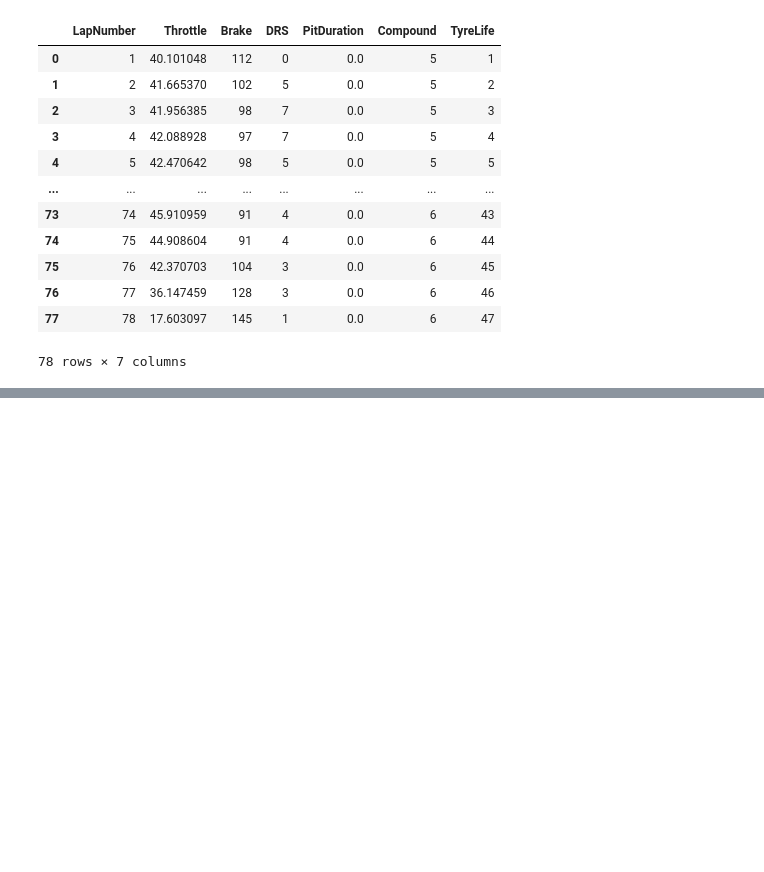
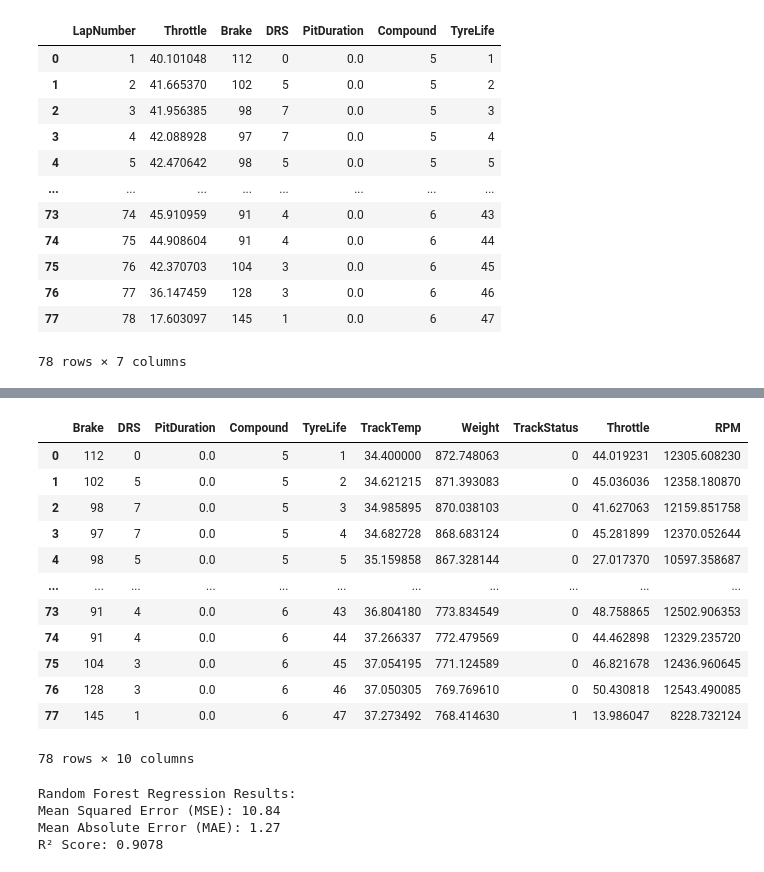
Before and after one commit to JigyashuSaravta/2025Spring_Final_F1, a Jupyter notebook: Fastf1/mc_sim.ipynb, the cells around one changed output, grey strips where cells are left out. Saved outputs shown, nothing was run; the diff lists cells and outputs as text; code cells hidden in the pictures; blank space fills up the shorter version.

Commit message:
MC Simulation and data generation

```diff
--- a/Fastf1/mc_sim.ipynb
+++ b/Fastf1/mc_sim.ipynb
@@ -56,4 +256,6 @@ laps['TyreLife'] = np.where(
 # %%
+#laps = create_fixed_variables()
+laps = pd.read_csv('MC_Fixed_data.csv')
 laps
 # %% [output]
 |  | LapNumber | Throttle | Brake | DRS | PitDuration | Compound | TyreLife |
@@ -71,0 +505,2 @@ laps
+# %%
+laps.drop('Throttle', axis=1, inplace=True)
@@ -71,0 +523,23 @@ laps
+# %%
+# Assuming you have:
+# - laps dataframe with fixed variables
+# - df_random dataframe with throttle pool
+
+final_lap_data = generate_full_lap_data(laps, df_random)
+
+# View
+final_lap_data
+# %% [output]
+|  | Brake | DRS | PitDuration | Compound | TyreLife | TrackTemp | Weight | TrackStatus | Throttle | RPM |
+| 0 | 112 | 0 | 0.0 | 5 | 1 | 34.400000 | 872.748063 | 0 | 44.019231 | 12305.608230 |
+| 1 | 102 | 5 | 0.0 | 5 | 2 | 34.621215 | 871.393083 | 0 | 45.036036 | 12358.180870 |
+| 2 | 98 | 7 | 0.0 | 5 | 3 | 34.985895 | 870.038103 | 0 | 41.627063 | 12159.851758 |
+| 3 | 97 | 7 | 0.0 | 5 | 4 | 34.682728 | 868.683124 | 0 | 45.281899 | 12370.052644 |
+| 4 | 98 | 5 | 0.0 | 5 | 5 | 35.159858 | 867.328144 | 0 | 27.017370 | 10597.358687 |
+| ... | ... | ... | ... | ... | ... | ... | ... | ... | ... | ... |
+| 73 | 91 | 4 | 0.0 | 6 | 43 | 36.804180 | 773.834549 | 0 | 48.758865 | 12502.906353 |
+| 74 | 91 | 4 | 0.0 | 6 | 44 | 37.266337 | 772.479569 | 0 | 44.462898 | 12329.235720 |
+| 75 | 104 | 3 | 0.0 | 6 | 45 | 37.054195 | 771.124589 | 0 | 46.821678 | 12436.960645 |
+| 76 | 128 | 3 | 0.0 | 6 | 46 | 37.050305 | 769.769610 | 0 | 50.430818 | 12543.490085 |
+| 77 | 145 | 1 | 0.0 | 6 | 47 | 37.273492 | 768.414630 | 1 | 13.986047 | 8228.732124 |
+78 rows × 10 columns
@@ -71,0 +593,11 @@ laps
+# %%
+# Suppose df is your final MC simulation dataframe
+df_regression = pd.read_csv('regression_final.csv')
+best_model, metrics = train_random_forest(df_regression)
+
+# Access best_model.predict() later to predict new lap times!
+# %% [output]
+Random Forest Regression Results:
+Mean Squared Error (MSE): 10.84
+Mean Absolute Error (MAE): 1.27
+R² Score: 0.9078
```
Also changed, not shown: parts of 17 cells of this notebook, 3 other files.
